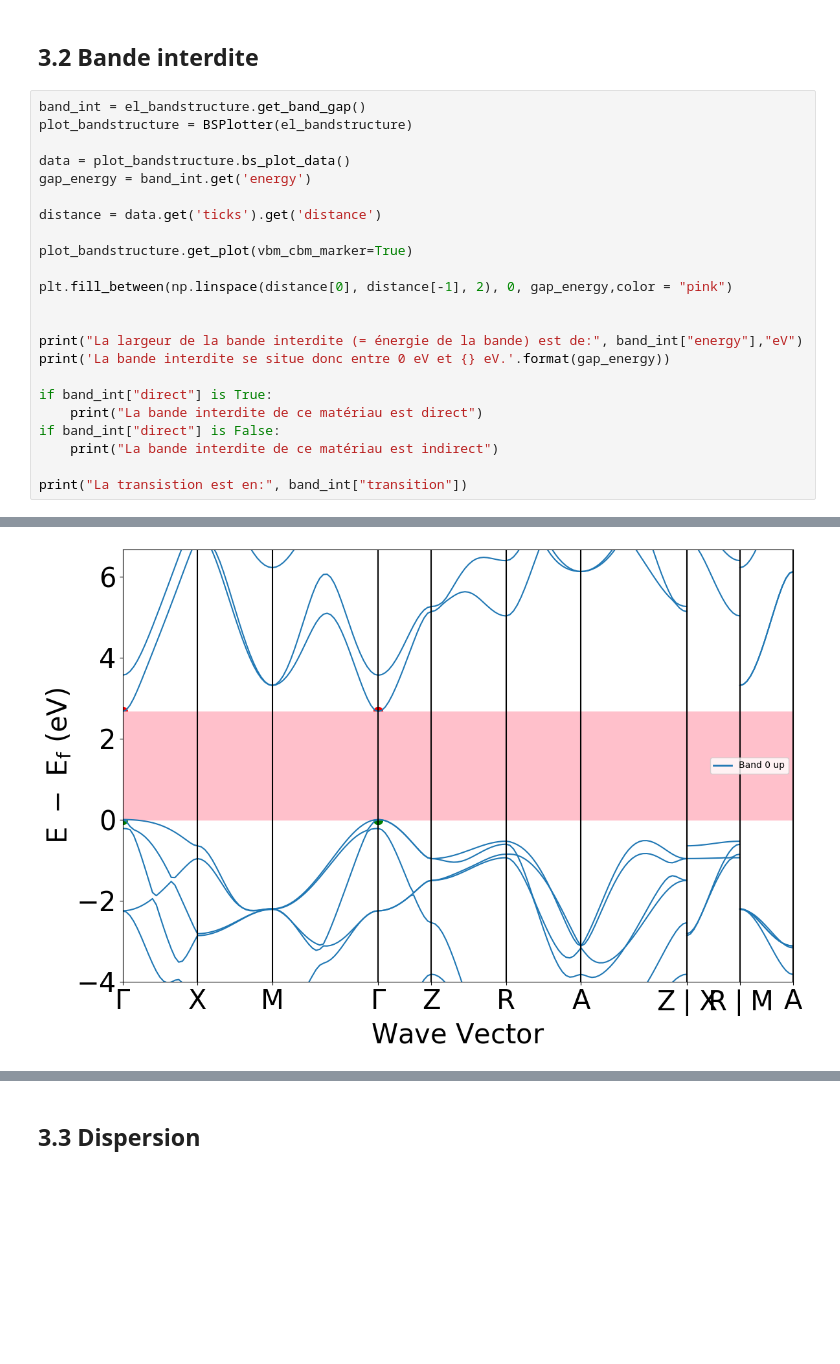
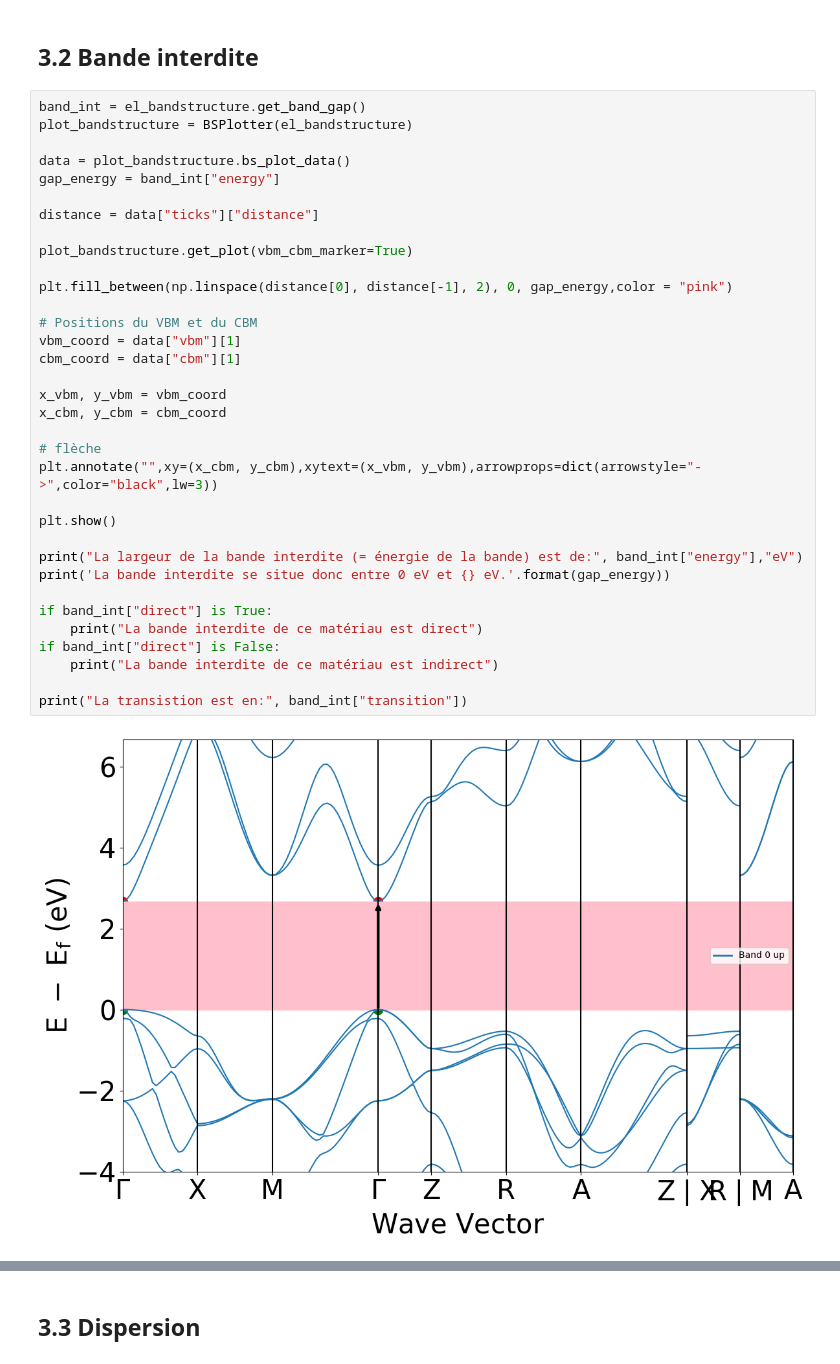
Before and after one commit to MariaOliviaB/Projet-FYKI, a Jupyter notebook: el_bands.ipynb, the cells around one changed output, grey strips where cells are left out. Drawn from its saved outputs; the diff is of its cells as text; blank space fills up the shorter version.

```diff
--- a/el_bands.ipynb
+++ b/el_bands.ipynb
@@ -39,32 +39,43 @@ plot_bandstructure.get_plot()
 # %%
 band_int = el_bandstructure.get_band_gap()
 plot_bandstructure = BSPlotter(el_bandstructure)
 
 data = plot_bandstructure.bs_plot_data()
-gap_energy = band_int.get('energy')
+gap_energy = band_int["energy"]
 
-distance = data.get('ticks').get('distance')
+distance = data["ticks"]["distance"]
 
 plot_bandstructure.get_plot(vbm_cbm_marker=True)
 
 plt.fill_between(np.linspace(distance[0], distance[-1], 2), 0, gap_energy,color = "pink")
 
+# Positions du VBM et du CBM
+vbm_coord = data["vbm"][1]
+cbm_coord = data["cbm"][1]
+
+x_vbm, y_vbm = vbm_coord
+x_cbm, y_cbm = cbm_coord
+
+# flèche
+plt.annotate("",xy=(x_cbm, y_cbm),xytext=(x_vbm, y_vbm),arrowprops=dict(arrowstyle="->",color="black",lw=3))
+
+plt.show()
 
 print("La largeur de la bande interdite (= énergie de la bande) est de:", band_int["energy"],"eV")
 print('La bande interdite se situe donc entre 0 eV et {} eV.'.format(gap_energy))
 
 if band_int["direct"] is True:
     print("La bande interdite de ce matériau est direct")
 if band_int["direct"] is False:
     print("La bande interdite de ce matériau est indirect")
 
 print("La transistion est en:", band_int["transition"])
 # %% [output]
+[figure, new version]
 La largeur de la bande interdite (= énergie de la bande) est de: 2.6642 eV
 La bande interdite se situe donc entre 0 eV et 2.6642 eV.
 La bande interdite de ce matériau est direct
 La transistion est en: \Gamma-\Gamma
-[figure, old version]
 # %% [markdown]
 La bande interdite (ou gap de bande) est l’intervalle énergétique entre le sommet de la bande de valence et la base de la bande de conduction dans un matériau. Dans un cristal, les électrons ne possèdent pas n’importe quelle énergie : à cause du potentiel périodique créé par l’arrangement régulier des atomes, les niveaux électroniques se réorganisent en bandes d’énergie permises séparées, dans certains cas, par des bandes interdites.
 
```
Also changed, not shown: parts of 12 cells of this notebook, 1 other file.
